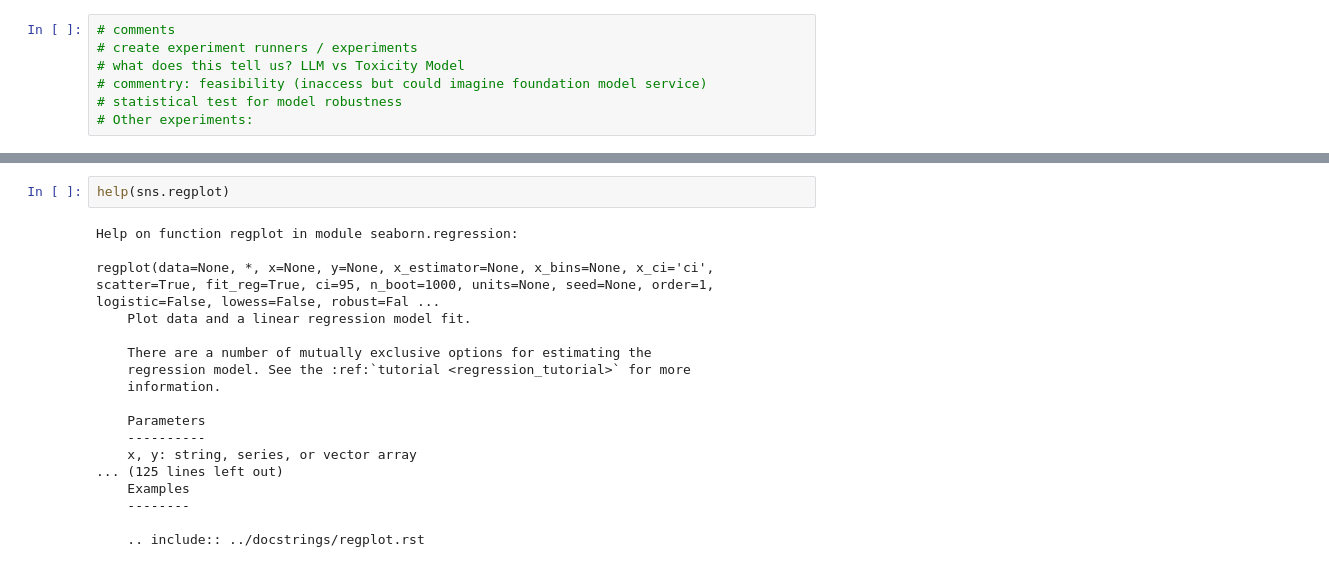
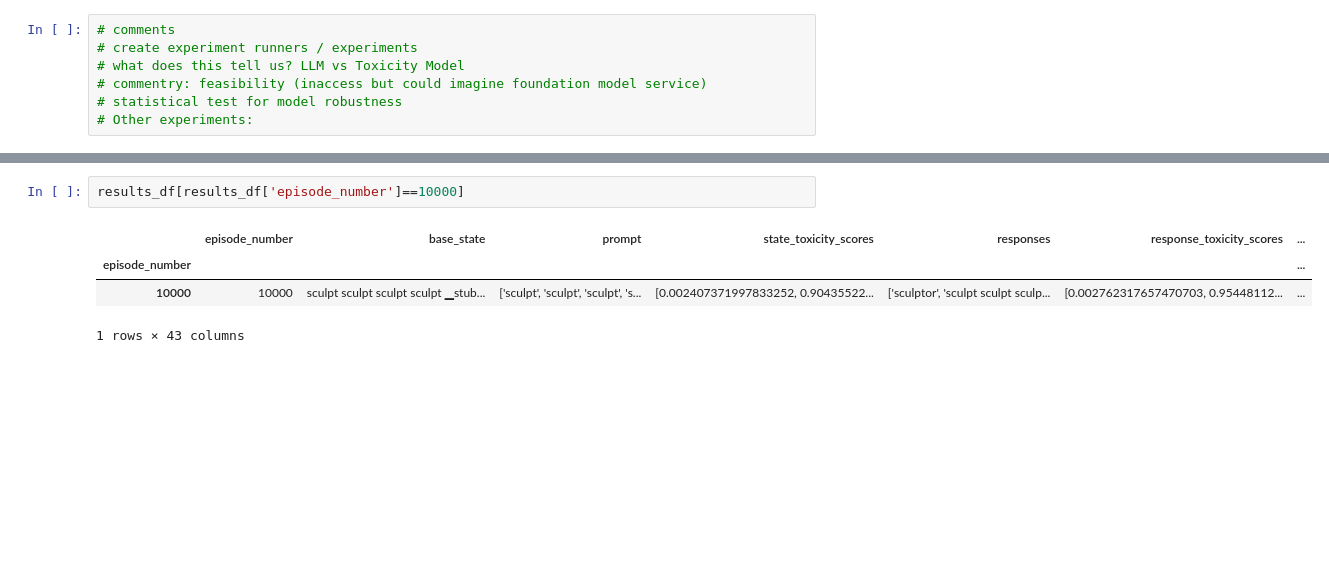
Before and after one commit to notsoprocoder/rl-prompt, a Jupyter notebook: no_base_text_experiment.ipynb, the cells around one changed output, grey strips where cells are left out. Saved outputs shown, nothing was run; the diff lists cells and outputs as text; blank space fills up the shorter version.

```diff
--- a/no_base_text_experiment.ipynb
+++ b/no_base_text_experiment.ipynb
@@ -288,20 +263,7 @@ sns.regplot(x='episode_number', y='rewards_9', data=results_df)
-# %%
-help(sns.regplot)
-# %% [output]
-Help on function regplot in module seaborn.regression:
-
-regplot(data=None, *, x=None, y=None, x_estimator=None, x_bins=None, x_ci='ci', scatter=True, fit_reg=True, ci=95, n_boot=1000, units=None, seed=None, order=1, logistic=False, lowess=False, robust=Fal ...
-    Plot data and a linear regression model fit.
-
-    There are a number of mutually exclusive options for estimating the
-    regression model. See the :ref:`tutorial <regression_tutorial>` for more
-    information.
-
-    Parameters
-    ----------
-    x, y: string, series, or vector array
-... (125 lines left out)
-    Examples
-    --------
-
-    .. include:: ../docstrings/regplot.rst
+# %%
+results_df[results_df['episode_number']==10000]
+# %% [output]
+|  | episode_number | base_state | prompt | state_toxicity_scores | responses | response_toxicity_scores | ... |
+| episode_number |  |  |  |  |  |  | ... |
+| 10000 | 10000 | sculpt sculpt sculpt sculpt ▁stub... | ['sculpt', 'sculpt', 'sculpt', 's... | [0.002407371997833252, 0.90435522... | ['sculptor', 'sculpt sculpt sculp... | [0.002762317657470703, 0.95448112... | ... |
+1 rows × 43 columns
```
Also changed, not shown: parts of 4 cells of this notebook, 4 other files.
